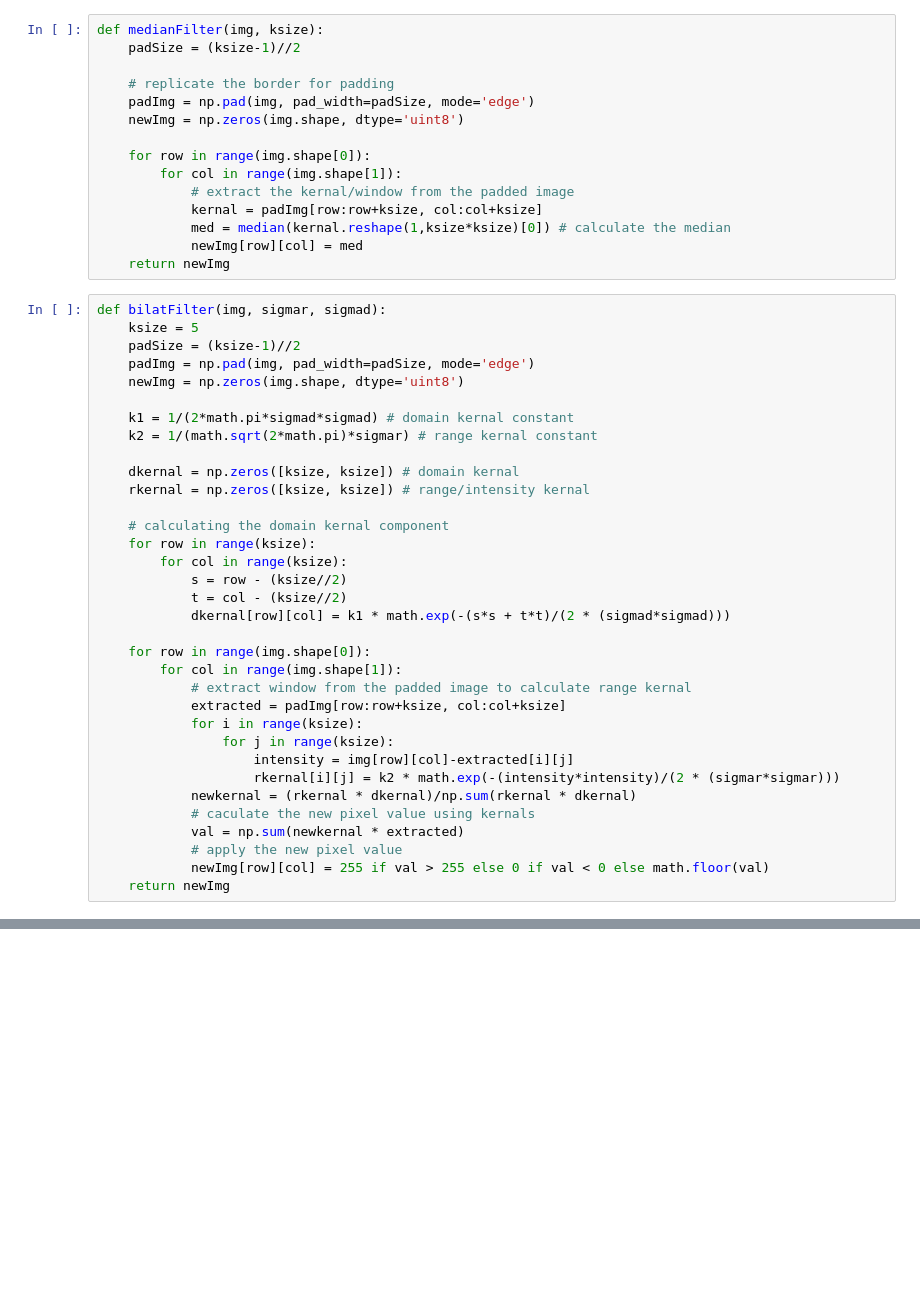
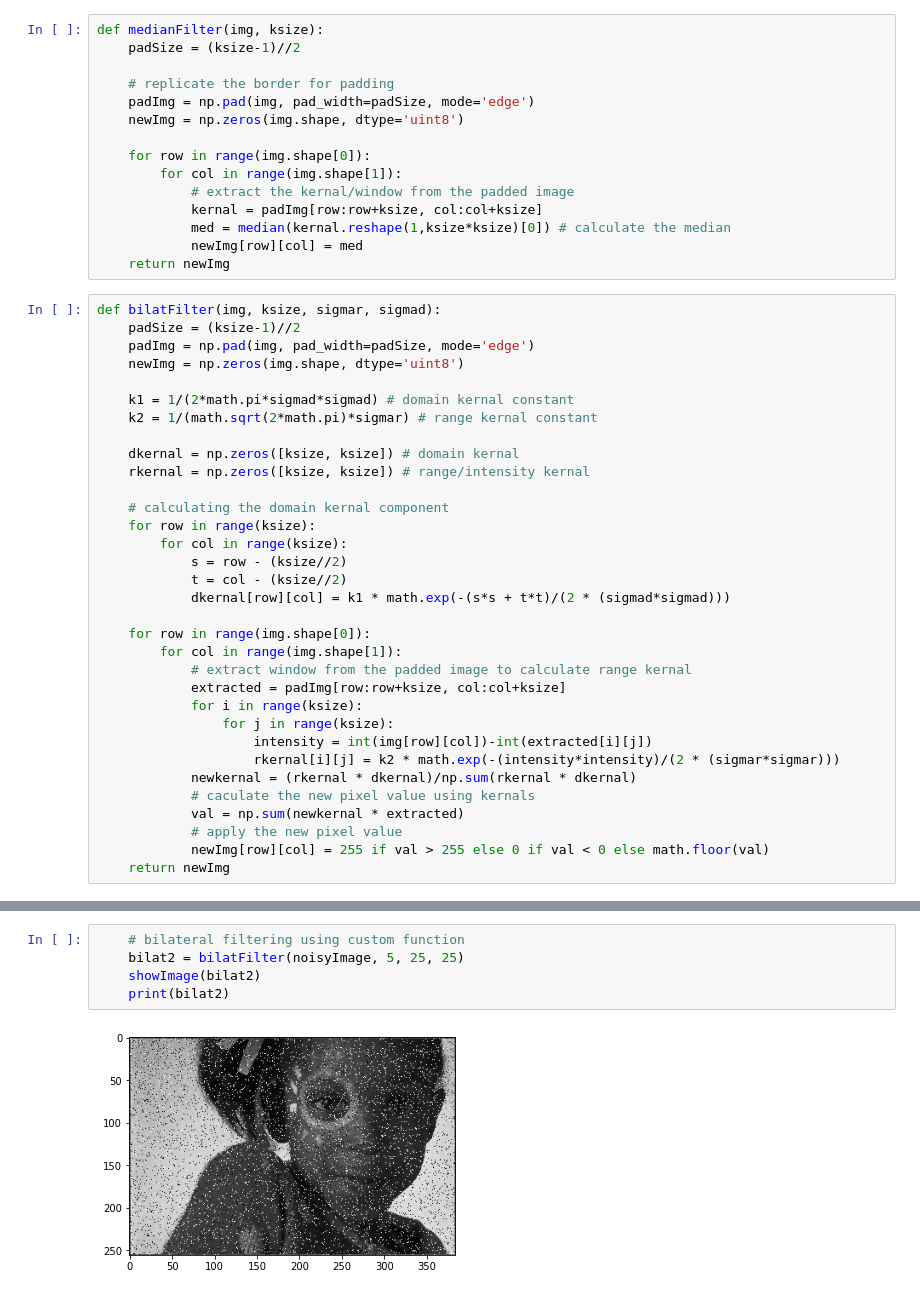
Before and after one commit to kavin-du/Image-Filters, a Jupyter notebook: Untitled.ipynb, the cells around one changed output, grey strips where cells are left out. Drawn from its saved outputs; the diff is of its cells as text; blank space fills up the shorter version.

```diff
--- a/Untitled.ipynb
+++ b/Untitled.ipynb
@@ -68,8 +68,7 @@ def medianFilter(img, ksize):
             newImg[row][col] = med
     return newImg
 # %%
-def bilatFilter(img, sigmar, sigmad):
-    ksize = 5
+def bilatFilter(img, ksize, sigmar, sigmad):
     padSize = (ksize-1)//2
     padImg = np.pad(img, pad_width=padSize, mode='edge')
     newImg = np.zeros(img.shape, dtype='uint8')
@@ -93,7 +92,7 @@ def bilatFilter(img, sigmar, sigmad):
             extracted = padImg[row:row+ksize, col:col+ksize]
             for i in range(ksize):
                 for j in range(ksize):
-                    intensity = img[row][col]-extracted[i][j]
+                    intensity = int(img[row][col])-int(extracted[i][j])
                     rkernal[i][j] = k2 * math.exp(-(intensity*intensity)/(2 * (sigmar*sigmar)))
             newkernal = (rkernal * dkernal)/np.sum(rkernal * dkernal)
             # caculate the new pixel value using kernals
@@ -125 +151,8 @@ if __name__ == '__main__':
+# %%
+    # bilateral filtering using custom function
+    bilat2 = bilatFilter(noisyImage, 5, 25, 25)
+    showImage(bilat2)
+    print(bilat2)
+# %% [output]
+[figure, added]
 # %%
```
Also changed, not shown: parts of 17 cells of this notebook.
